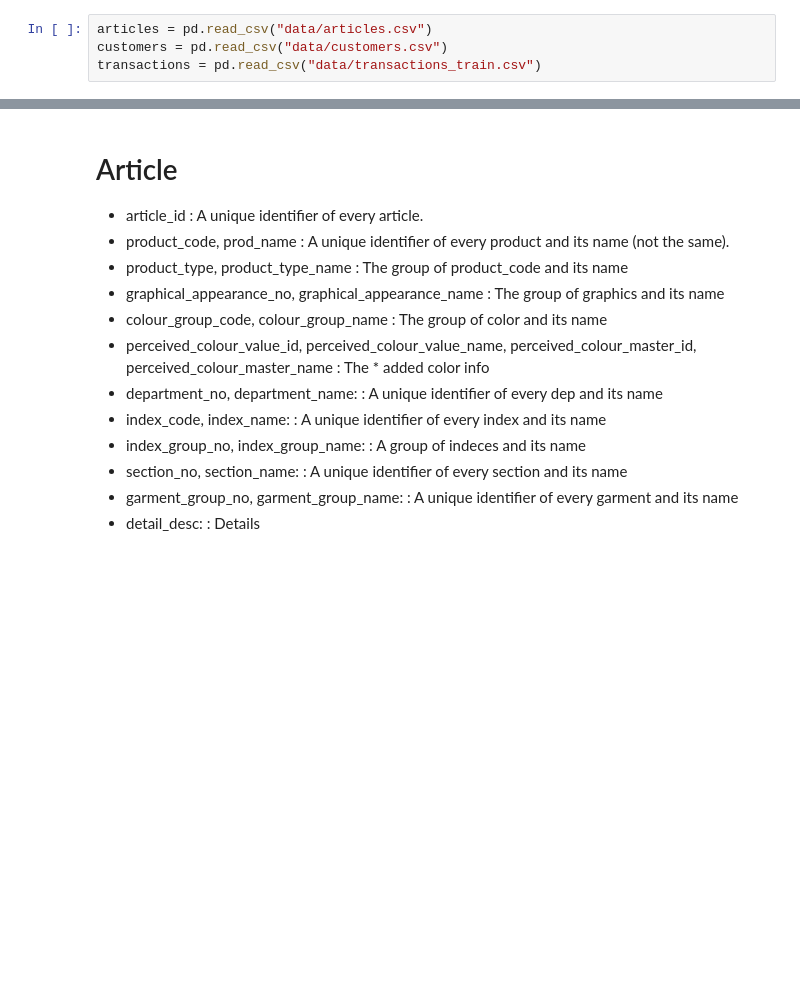
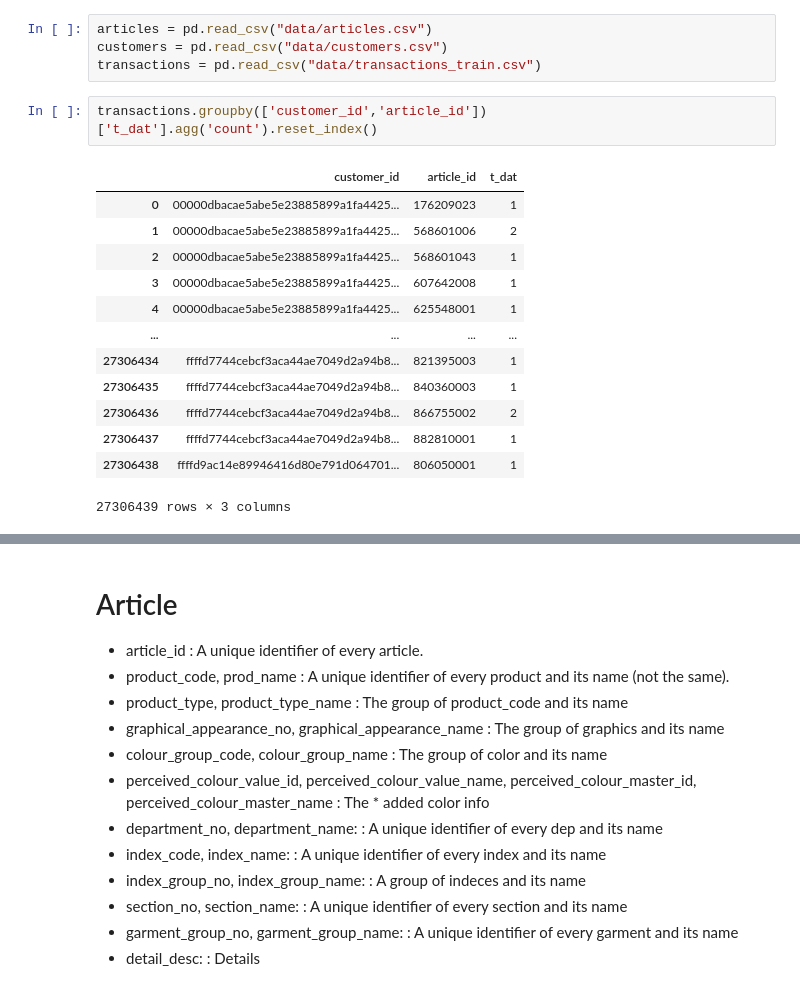
Before and after one commit to HirotaYusuke/h-and-m-personalized-fashion-recommendations, a Jupyter notebook: EDA_aoki.ipynb, the cells around one changed output, grey strips where cells are left out. Cells and saved outputs as stored; diff of their text form; blank space fills up the shorter version.

```diff
--- a/EDA_aoki.ipynb
+++ b/EDA_aoki.ipynb
@@ -10,3 +10,19 @@ from tqdm.notebook import tqdm
 articles = pd.read_csv("data/articles.csv")
 customers = pd.read_csv("data/customers.csv")
 transactions = pd.read_csv("data/transactions_train.csv")
+# %%
+transactions.groupby(['customer_id','article_id'])['t_dat'].agg('count').reset_index()
+# %% [output]
+|  | customer_id | article_id | t_dat |
+| 0 | 00000dbacae5abe5e23885899a1fa4425... | 176209023 | 1 |
+| 1 | 00000dbacae5abe5e23885899a1fa4425... | 568601006 | 2 |
+| 2 | 00000dbacae5abe5e23885899a1fa4425... | 568601043 | 1 |
+| 3 | 00000dbacae5abe5e23885899a1fa4425... | 607642008 | 1 |
+| 4 | 00000dbacae5abe5e23885899a1fa4425... | 625548001 | 1 |
+| ... | ... | ... | ... |
+| 27306434 | ffffd7744cebcf3aca44ae7049d2a94b8... | 821395003 | 1 |
+| 27306435 | ffffd7744cebcf3aca44ae7049d2a94b8... | 840360003 | 1 |
+| 27306436 | ffffd7744cebcf3aca44ae7049d2a94b8... | 866755002 | 2 |
+| 27306437 | ffffd7744cebcf3aca44ae7049d2a94b8... | 882810001 | 1 |
+| 27306438 | ffffd9ac14e89946416d80e791d064701... | 806050001 | 1 |
+27306439 rows × 3 columns
```
Also changed, not shown: parts of 9 cells of this notebook, 1 other file.
